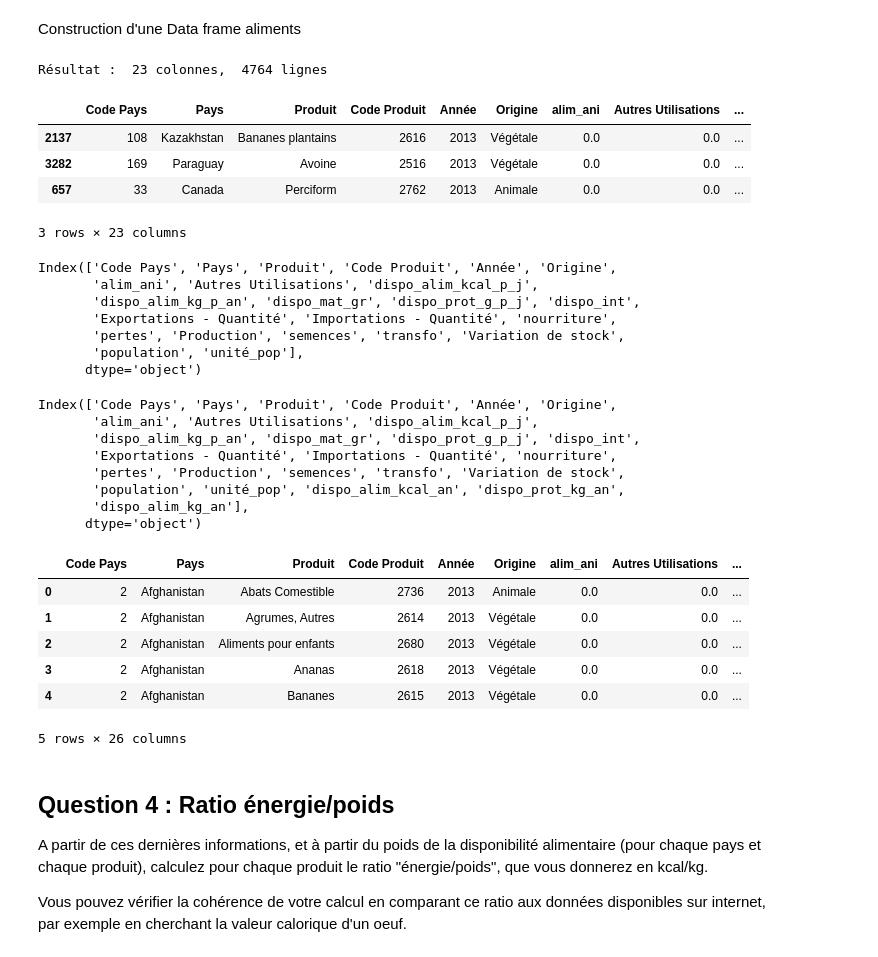
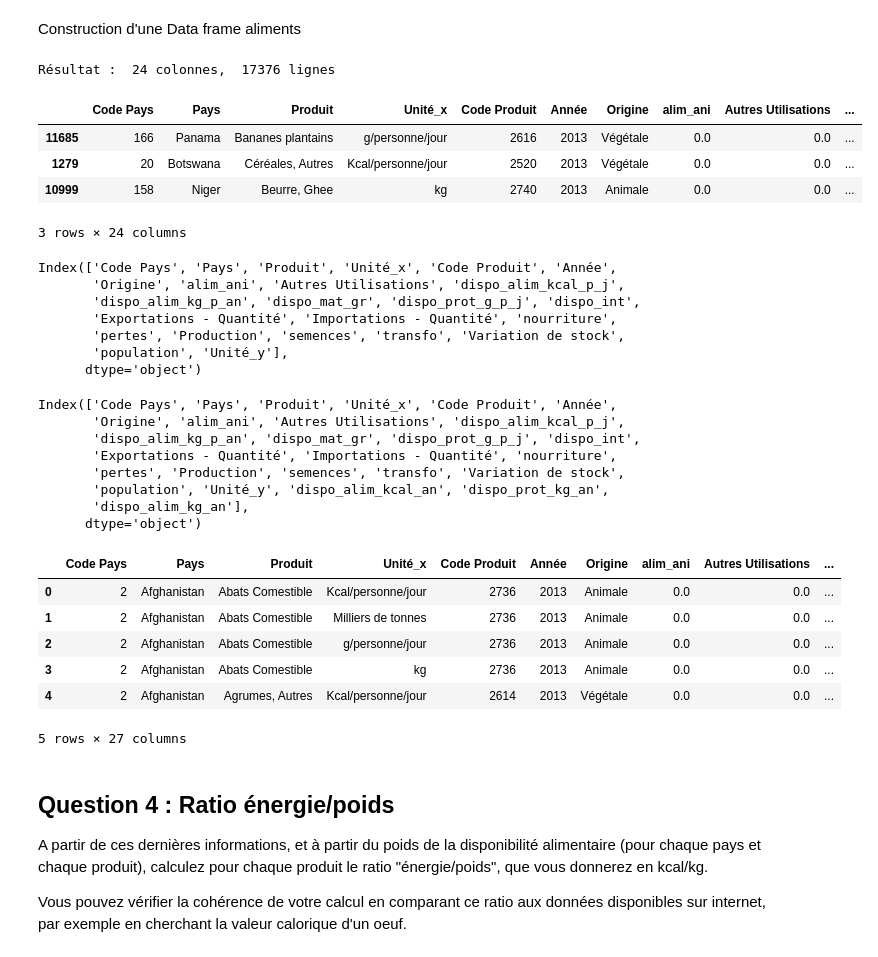
Before and after one commit to Tarik37/FAO_Project_Tarik_FengFeng, a Jupyter notebook: FAO_Data_Analyse_Fengfeng_Tarik.ipynb, the cells around one changed output. Cells and saved outputs as stored; diff of their text form; code cells hidden in the pictures.

```diff
--- a/FAO_Data_Analyse_Fengfeng_Tarik.ipynb
+++ b/FAO_Data_Analyse_Fengfeng_Tarik.ipynb
@@ -201,58 +201,59 @@ aliments = aliments[[
     'Origine',
     'Élément',
     'Valeur',
+    'Unité',
     'Année'
 ]]
 
 # Table pivot sur aliments
-aliments = aliments.pivot_table('Valeur', index=['Code Pays','Pays','Produit','Code Produit','Année','Origine'], columns='Élément')
+aliments = aliments.pivot_table('Valeur', index=['Code Pays','Pays','Produit','Unité','Code Produit','Année','Origine'], columns='Élément')
 
 # Reset index
 aliments.reset_index(inplace=True)
 
 # Joindre population et aliments
 aliments = pd.merge(aliments, population[['Pays', 'Valeur','Unité']], left_on='Pays', right_on='Pays')
 
 # Renommer les colonnes
 aliments.rename(columns={
     'Aliments pour animaux' : 'alim_ani',
     'Autres utilisations (non alimentaire)' : 'autres_utilisations',
     'Semences' : 'semences',
     'Pertes' : 'pertes',
     'Nourriture' : 'nourriture',
     'Traitement' : 'transfo', # ?
     'Disponibilité intérieure' : 'dispo_int',
     'Disponibilité alimentaire (Kcal/personne/jour)' : 'dispo_alim_kcal_p_j',
     'Disponibilité alimentaire en quantité (kg/personne/an)' : 'dispo_alim_kg_p_an',
     'Disponibilité de protéines en quantité (g/personne/jour)' : 'dispo_prot_g_p_j',
     'Disponibilité de matière grasse en quantité (g/personne/jour)' : 'dispo_mat_gr',
     'Valeur' : 'population',
     'Unité' : 'unité_pop'
 }, inplace=True)
 
 # Remplacer les Nan
 aliments.replace(np.nan, 0, inplace=True)
 #Population * 1000
 aliments['population']= (aliments['population'] *1000).round(decimals = 1)
 # Affichage
 print('Résultat : ', aliments.shape[1], 'colonnes, ', aliments.shape[0], 'lignes')
 aliments.sample(3)
 # %% [output]
-Résultat :  23 colonnes,  4764 lignes
+Résultat :  24 colonnes,  17376 lignes
-|  | Code Pays | Pays | Produit | Code Produit | Année | Origine | alim_ani | Autres Utilisations | ... |
-| 2137 | 108 | Kazakhstan | Bananes plantains | 2616 | 2013 | Végétale | 0.0 | 0.0 | ... |
-| 3282 | 169 | Paraguay | Avoine | 2516 | 2013 | Végétale | 0.0 | 0.0 | ... |
-| 657 | 33 | Canada | Perciform | 2762 | 2013 | Animale | 0.0 | 0.0 | ... |
+|  | Code Pays | Pays | Produit | Unité_x | Code Produit | Année | Origine | alim_ani | Autres Utilisations | ... |
+| 11685 | 166 | Panama | Bananes plantains | g/personne/jour | 2616 | 2013 | Végétale | 0.0 | 0.0 | ... |
+| 1279 | 20 | Botswana | Céréales, Autres | Kcal/personne/jour | 2520 | 2013 | Végétale | 0.0 | 0.0 | ... |
+| 10999 | 158 | Niger | Beurre, Ghee | kg | 2740 | 2013 | Animale | 0.0 | 0.0 | ... |
-3 rows × 23 columns
+3 rows × 24 columns
 # %%
 aliments.columns
 # %% [output]
-Index(['Code Pays', 'Pays', 'Produit', 'Code Produit', 'Année', 'Origine',
-       'alim_ani', 'Autres Utilisations', 'dispo_alim_kcal_p_j',
+Index(['Code Pays', 'Pays', 'Produit', 'Unité_x', 'Code Produit', 'Année',
+       'Origine', 'alim_ani', 'Autres Utilisations', 'dispo_alim_kcal_p_j',
        'dispo_alim_kg_p_an', 'dispo_mat_gr', 'dispo_prot_g_p_j', 'dispo_int',
        'Exportations - Quantité', 'Importations - Quantité', 'nourriture',
        'pertes', 'Production', 'semences', 'transfo', 'Variation de stock',
-       'population', 'unité_pop'],
+       'population', 'Unité_y'],
       dtype='object')
 # %%
 # Calcul disponibilité alimentaire Kcal/an = dispo_alim_kcal_p_j * (population*1000) * 365
@@ -262,24 +263,24 @@ aliments['dispo_prot_kg_an'] = round(((aliments['dispo_prot_g_p_j'] /1000) * ali
 aliments['dispo_alim_kg_an'] = (aliments['dispo_alim_kg_p_an'] * aliments['population'])
 aliments.columns
 # %% [output]
-Index(['Code Pays', 'Pays', 'Produit', 'Code Produit', 'Année', 'Origine',
-       'alim_ani', 'Autres Utilisations', 'dispo_alim_kcal_p_j',
+Index(['Code Pays', 'Pays', 'Produit', 'Unité_x', 'Code Produit', 'Année',
+       'Origine', 'alim_ani', 'Autres Utilisations', 'dispo_alim_kcal_p_j',
        'dispo_alim_kg_p_an', 'dispo_mat_gr', 'dispo_prot_g_p_j', 'dispo_int',
        'Exportations - Quantité', 'Importations - Quantité', 'nourriture',
        'pertes', 'Production', 'semences', 'transfo', 'Variation de stock',
-       'population', 'unité_pop', 'dispo_alim_kcal_an', 'dispo_prot_kg_an',
+       'population', 'Unité_y', 'dispo_alim_kcal_an', 'dispo_prot_kg_an',
        'dispo_alim_kg_an'],
       dtype='object')
 # %%
 aliments.head(5)
 # %% [output]
-|  | Code Pays | Pays | Produit | Code Produit | Année | Origine | alim_ani | Autres Utilisations | ... |
-| 0 | 2 | Afghanistan | Abats Comestible | 2736 | 2013 | Animale | 0.0 | 0.0 | ... |
-| 1 | 2 | Afghanistan | Agrumes, Autres | 2614 | 2013 | Végétale | 0.0 | 0.0 | ... |
-| 2 | 2 | Afghanistan | Aliments pour enfants | 2680 | 2013 | Végétale | 0.0 | 0.0 | ... |
-| 3 | 2 | Afghanistan | Ananas | 2618 | 2013 | Végétale | 0.0 | 0.0 | ... |
-| 4 | 2 | Afghanistan | Bananes | 2615 | 2013 | Végétale | 0.0 | 0.0 | ... |
+|  | Code Pays | Pays | Produit | Unité_x | Code Produit | Année | Origine | alim_ani | Autres Utilisations | ... |
+| 0 | 2 | Afghanistan | Abats Comestible | Kcal/personne/jour | 2736 | 2013 | Animale | 0.0 | 0.0 | ... |
+| 1 | 2 | Afghanistan | Abats Comestible | Milliers de tonnes | 2736 | 2013 | Animale | 0.0 | 0.0 | ... |
+| 2 | 2 | Afghanistan | Abats Comestible | g/personne/jour | 2736 | 2013 | Animale | 0.0 | 0.0 | ... |
+| 3 | 2 | Afghanistan | Abats Comestible | kg | 2736 | 2013 | Animale | 0.0 | 0.0 | ... |
+| 4 | 2 | Afghanistan | Agrumes, Autres | Kcal/personne/jour | 2614 | 2013 | Végétale | 0.0 | 0.0 | ... |
-5 rows × 26 columns
+5 rows × 27 columns
 # %% [markdown]
 <h2>Question 4 : Ratio énergie/poids </h2>
 <p>A partir de ces dernières informations, et à partir du poids de la disponibilité alimentaire (pour  chaque pays et chaque produit), calculez pour chaque produit le ratio "énergie/poids", que vous
```
Also changed, not shown: parts of 6 cells of this notebook.
